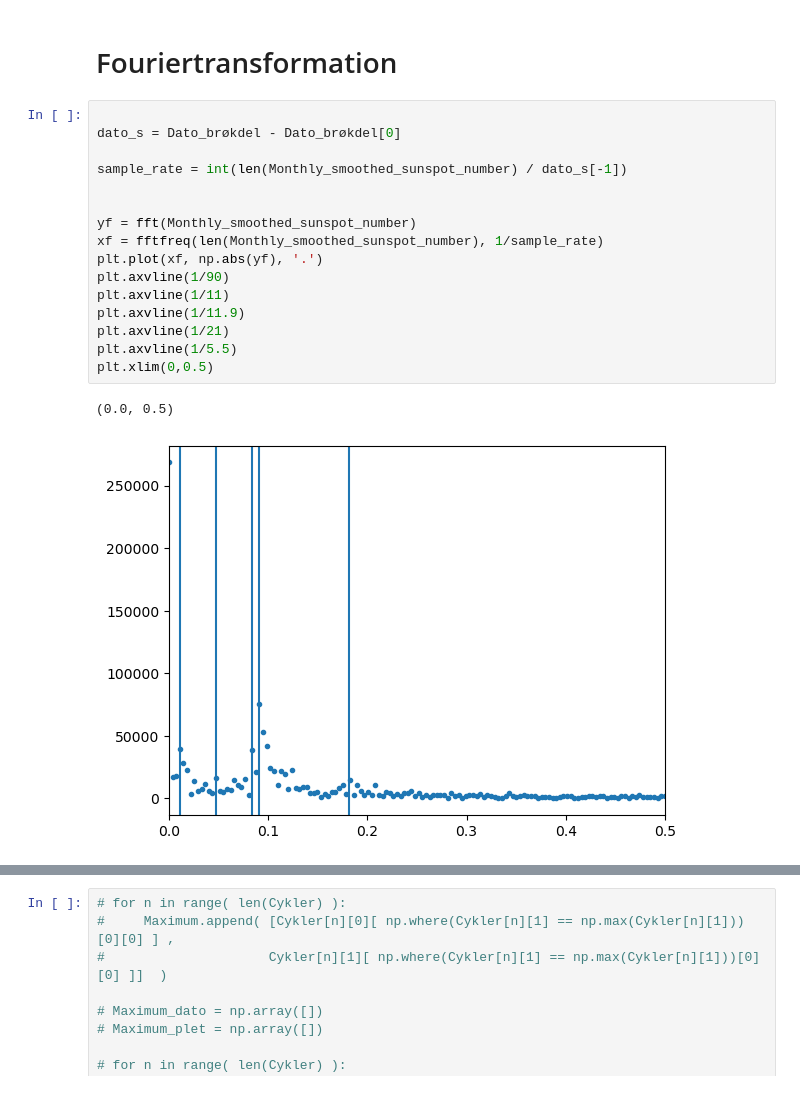
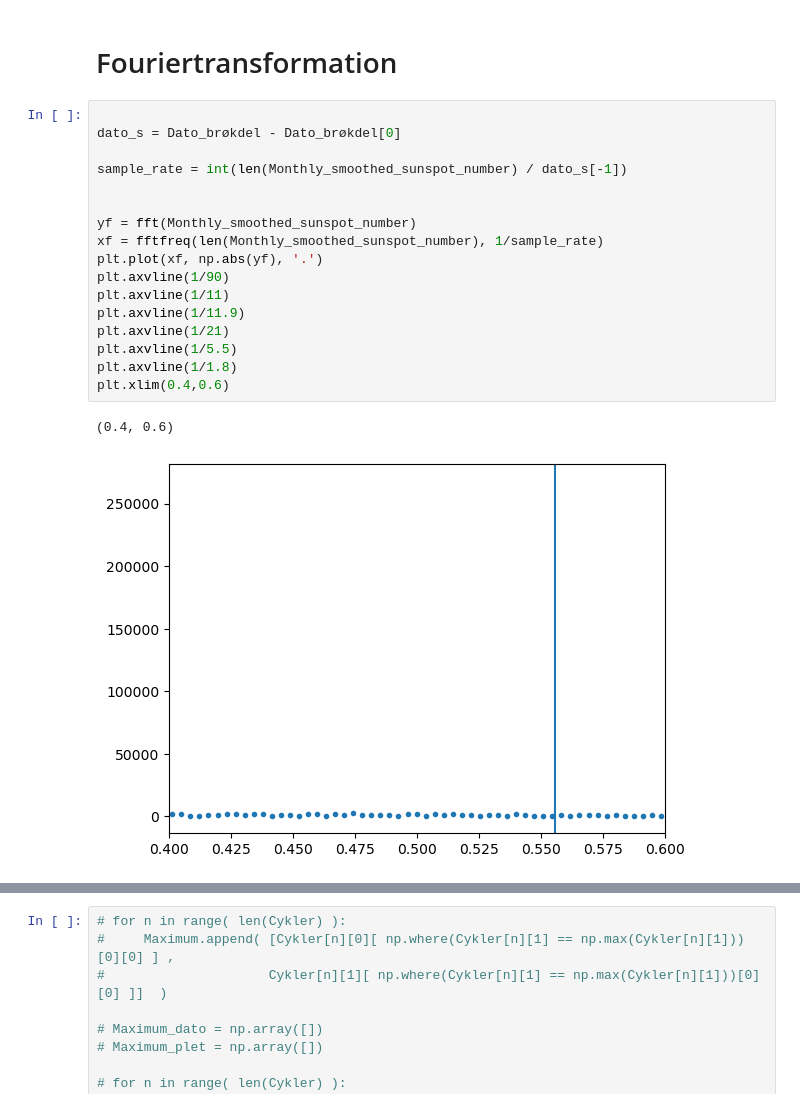
Before and after one commit to Focus9752/Solpletter_projekt, a Jupyter notebook: ok/Solpletanalyse.ipynb, the cells around one changed output, grey strips where cells are left out. Saved outputs shown, nothing was run; the diff lists cells and outputs as text.

```diff
--- a/ok/Solpletanalyse.ipynb
+++ b/ok/Solpletanalyse.ipynb
@@ -128,19 +161,20 @@ print(*Var2)
 # %%
 
 dato_s = Dato_brøkdel - Dato_brøkdel[0]
 
 sample_rate = int(len(Monthly_smoothed_sunspot_number) / dato_s[-1])
 
 
 yf = fft(Monthly_smoothed_sunspot_number)
 xf = fftfreq(len(Monthly_smoothed_sunspot_number), 1/sample_rate)
 plt.plot(xf, np.abs(yf), '.')
 plt.axvline(1/90)
 plt.axvline(1/11)
 plt.axvline(1/11.9)
 plt.axvline(1/21)
 plt.axvline(1/5.5)
-plt.xlim(0,0.5)
+plt.axvline(1/1.8)
+plt.xlim(0.4,0.6)
 # %% [output]
-(0.0, 0.5)
+(0.4, 0.6)
-[figure, old version]
+[figure, new version]
```
Also changed, not shown: parts of 3 cells of this notebook.
